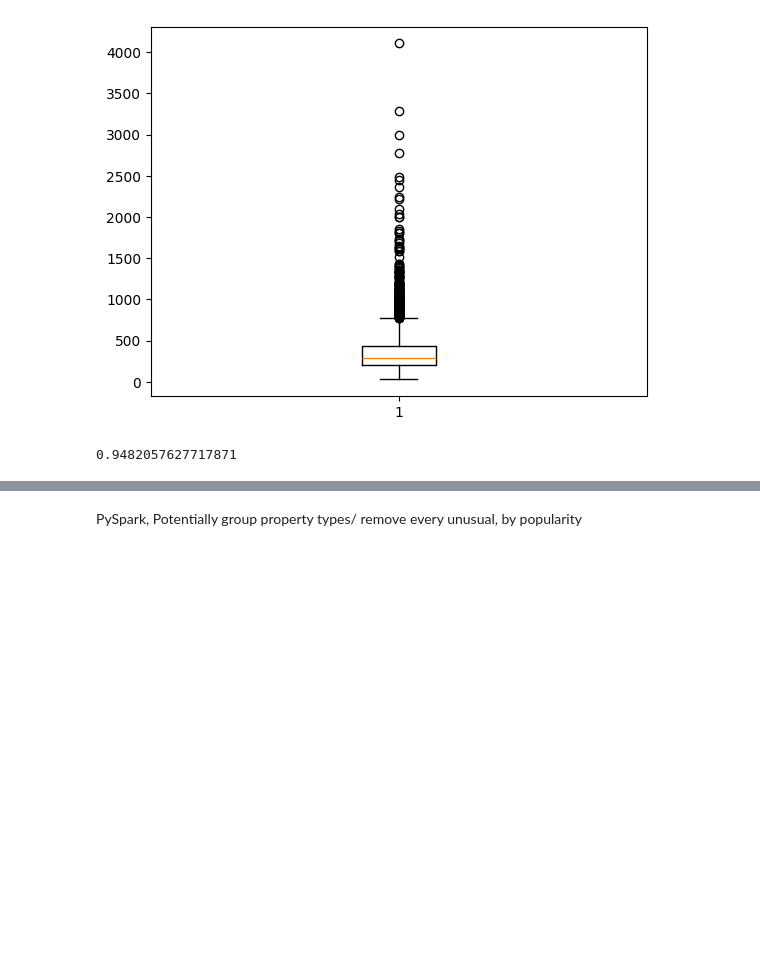
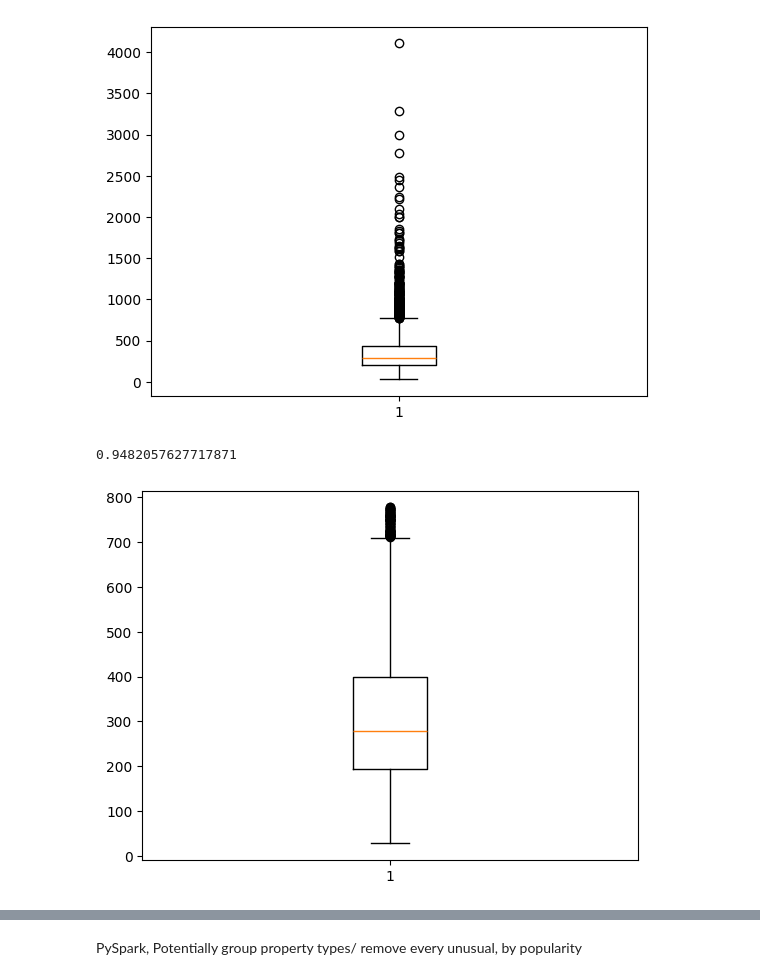
Before and after one commit to carn51/Assignment-1, a Jupyter notebook: 2026_DSLab2_a3(3).ipynb, the cells around one changed output, grey strips where cells are left out. Cells and saved outputs as stored; diff of their text form; code cells hidden in the pictures; blank space fills up the shorter version.

```diff
--- a/2026_DSLab2_a3(3).ipynb
+++ b/2026_DSLab2_a3(3).ipynb
@@ -179,7 +180,7 @@ array(['Entire home/apt', 'Private room', 'Hotel room', 'Shared room'],
 # %% [markdown]
 Pick columns
 # %%
-df1 = df[['reviews_per_month',  'sentiments' ,'amenities_count', 'review_scores_value', 'review_scores_rating', 'price', 'room_type']].dropna()
+df1 = df[['reviews_per_month',  'sentiments' , 'bathrooms', 'review_scores_value', 'review_scores_rating', 'price', 'room_type', 'amenities_count', 'name']].dropna()
 # %% [markdown]
 PySpark Investigate Outliers (specifics)
 # %%
@@ -241,3 +272,8 @@ print(len(upper_pts_removed) / len(df1))
 #no negative direction outliers
 # %% [output]
 0.9482057627717871
+# %%
+plt.boxplot(upper_pts_removed['price'])
+plt.show()
+# %% [output]
+[figure, added]
```
Also changed, not shown: parts of 18 cells of this notebook.
